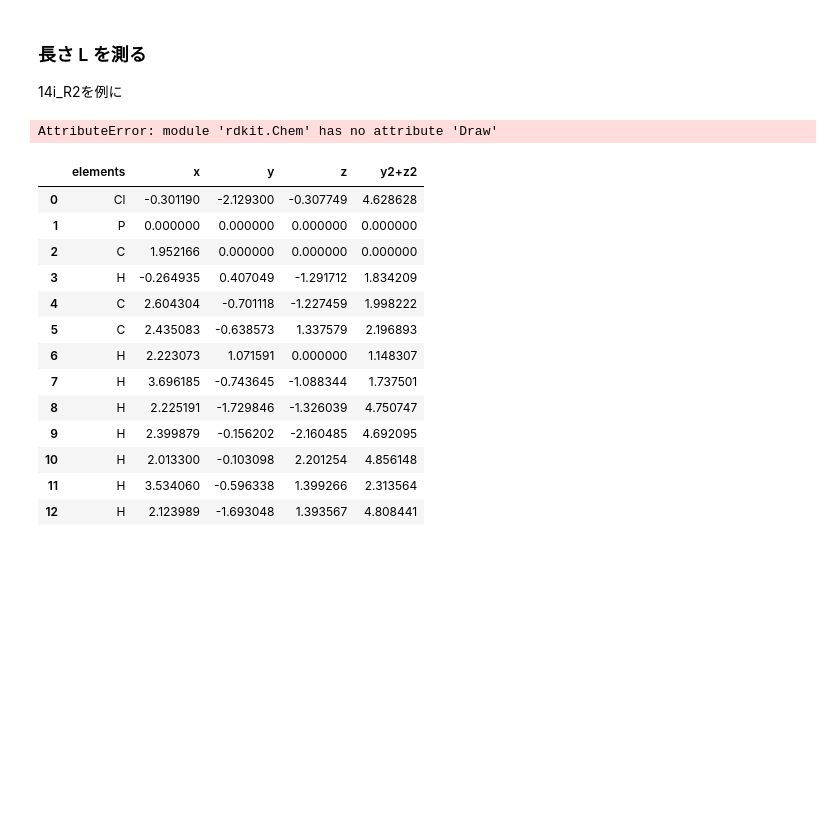
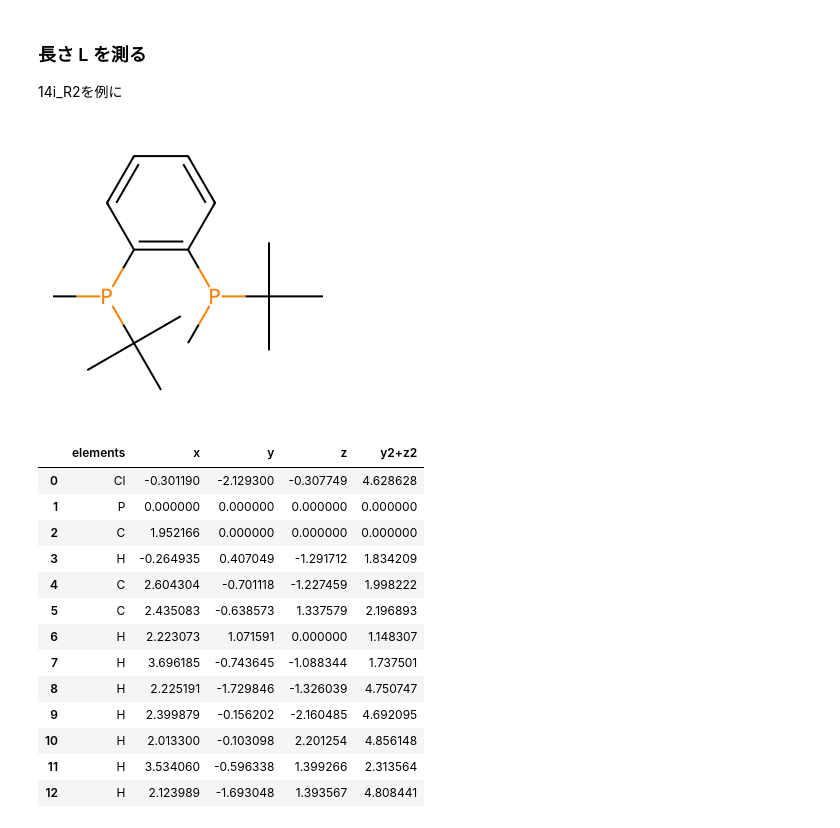
Before and after one commit to KatsumiYamashita/BenzP_Synthesis_Analysis, a Jupyter notebook: Sterimol.ipynb, the cells around one changed output. Cells and saved outputs as stored; diff of their text form; code cells hidden in the pictures; blank space fills up the shorter version.

Commit message:
Rdkitによる構造の表示

```diff
--- a/Sterimol.ipynb
+++ b/Sterimol.ipynb
@@ -44,17 +47,26 @@ Sterimol parameter : 置換基の最大、最小の幅と置換基の長さか
 14i_R2を例に
 # %%
 # xyzファイルのパス
-xyz_file_path = './xyzfiles'
-xyz_file_name = '14i_R2.xyz'
+xyz_file_path = 'xyzfiles_3'
+xyz_file_name = 'BenzP.xyz'
+
+#ファイルパスの結合
+xyz_file_path = os.path.join(xyz_file_path, xyz_file_name)
 
 # xyzファイルからrdkitのmolオブジェクトを生成
-mol = Chem.rdmolfiles.MolFromXYZFile(xyz_file_path + '/14i_R2.xyz')
+mol = Chem.rdmolfiles.MolFromXYZFile(xyz_file_path)
+
+# 原子間の結合情報をついか
+rdDetermineBonds.DetermineBonds(mol)
+
+# molオブジェクトから水素原子を除去
+mol = Chem.RemoveHs(mol)
 
 # 3D座標を2D座標に変換
 AllChem.Compute2DCoords(mol)
 
 # 2D座標を描画
 Chem.Draw.MolToImage(mol)
 # %% [output]
-AttributeError: module 'rdkit.Chem' has no attribute 'Draw'
+[figure, added]
 # %%
```
Also changed, not shown: parts of 2 cells of this notebook, 1 other file.
